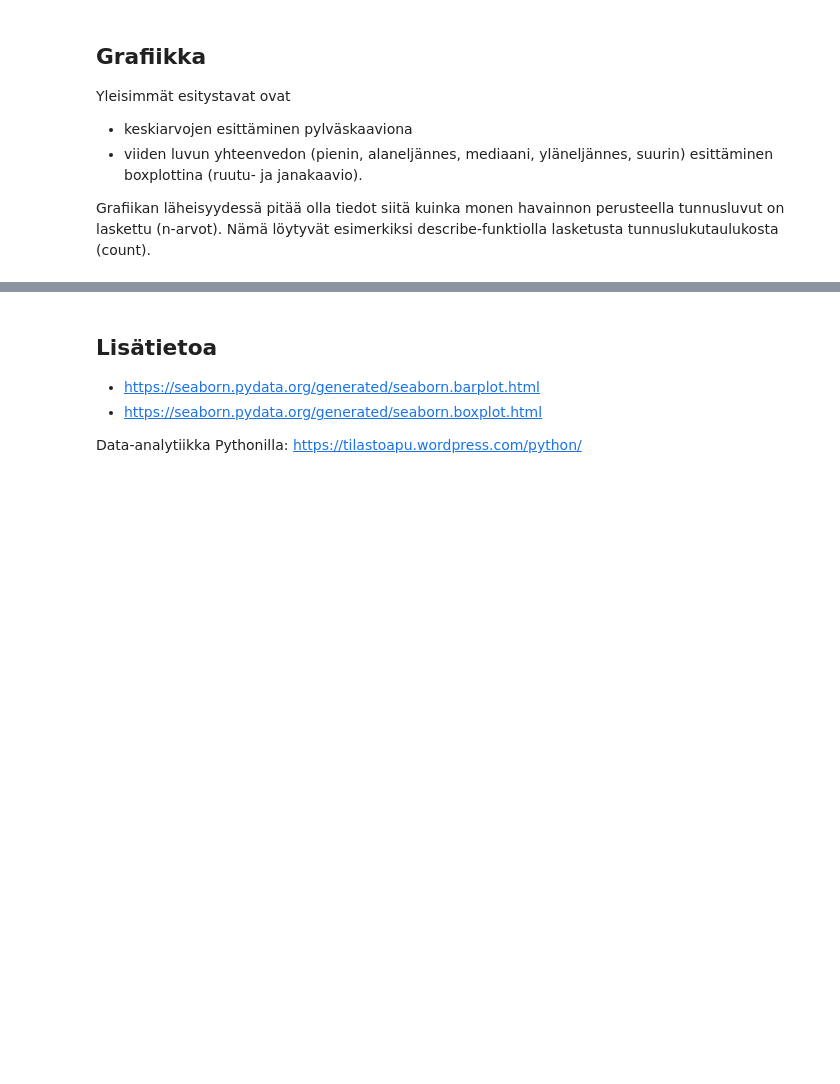
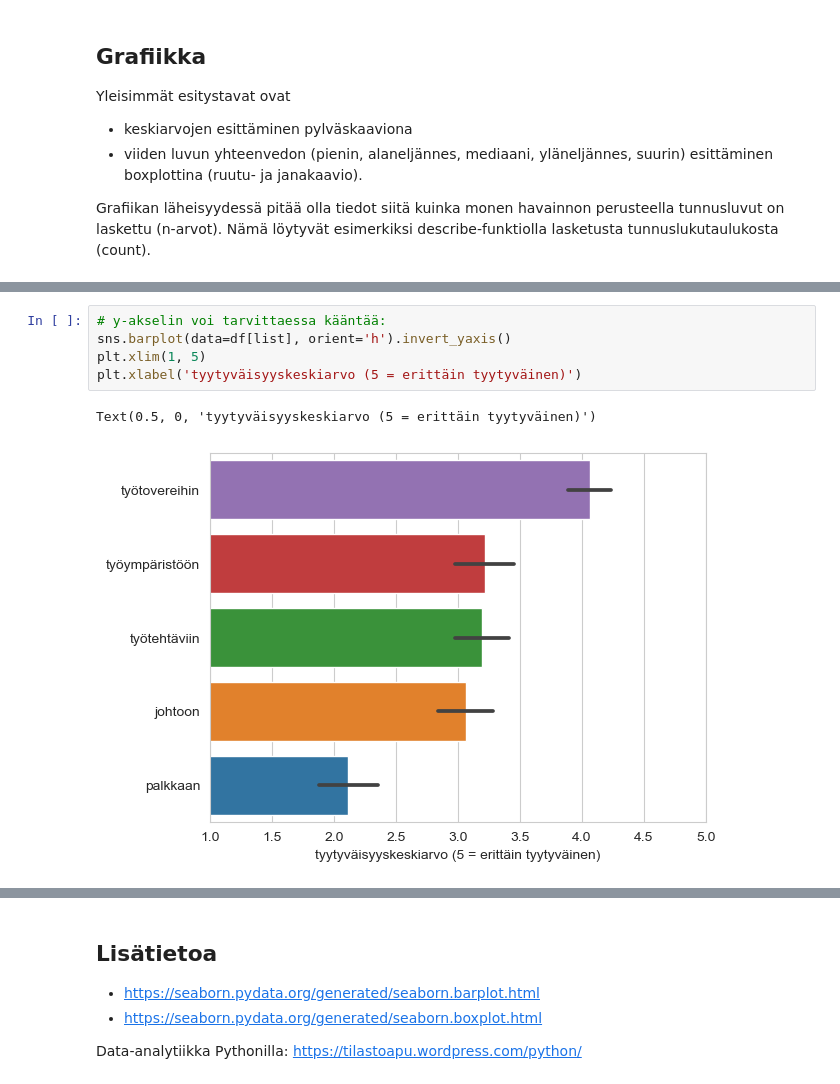
Before and after one commit to taanila/kuvaileva, a Jupyter notebook: tunnuslukuja.ipynb, the cells around one changed output, grey strips where cells are left out. Drawn from its saved outputs; the diff is of its cells as text; blank space fills up the shorter version.

```diff
--- a/tunnuslukuja.ipynb
+++ b/tunnuslukuja.ipynb
@@ -149,3 +150,11 @@ Text(0.5, 0, 'tyytyväisyyskeskiarvo (5 = erittäin tyytyväinen)')
+# %%
+# y-akselin voi tarvittaessa kääntää:
+sns.barplot(data=df[list], orient='h').invert_yaxis()
+plt.xlim(1, 5)
+plt.xlabel('tyytyväisyyskeskiarvo (5 = erittäin tyytyväinen)')
+# %% [output]
+Text(0.5, 0, 'tyytyväisyyskeskiarvo (5 = erittäin tyytyväinen)')
+[figure, added]
 # %%
 # Boxplot palkalle
 # showmeans-parametrin ansioista myös keskiarvo (vihreä kolmio) näytetään
```
Also changed, not shown: parts of 7 cells of this notebook.
